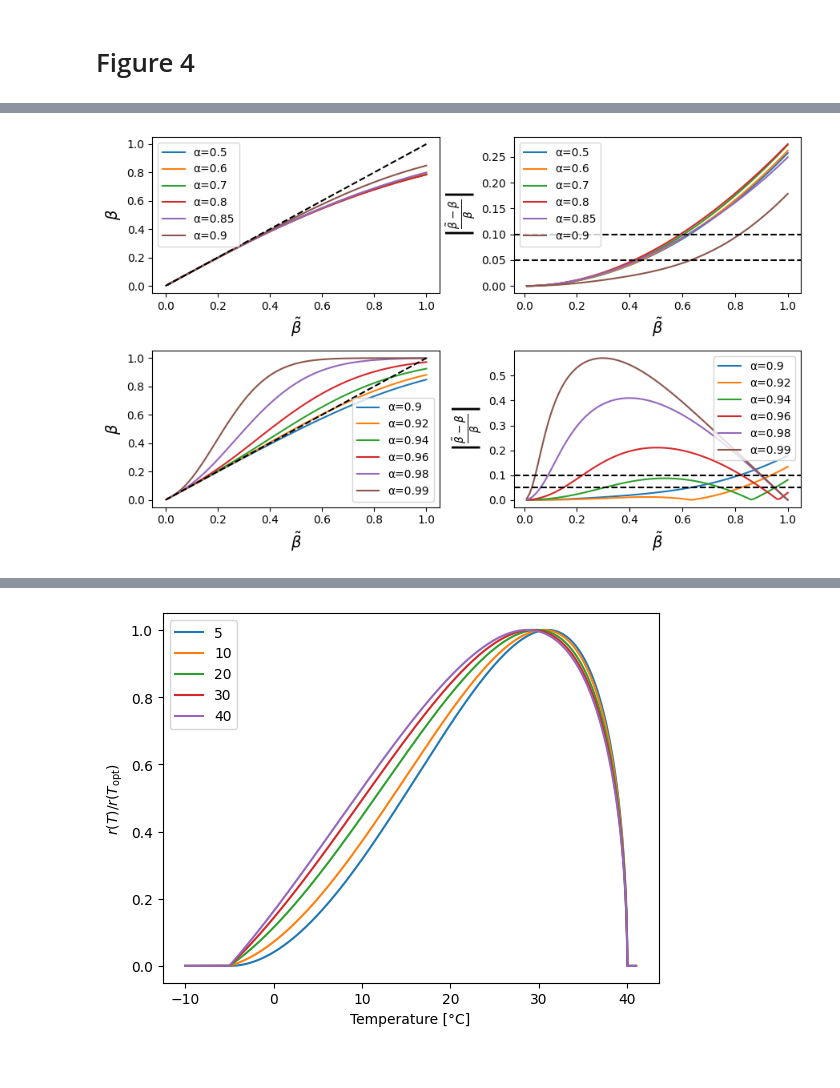
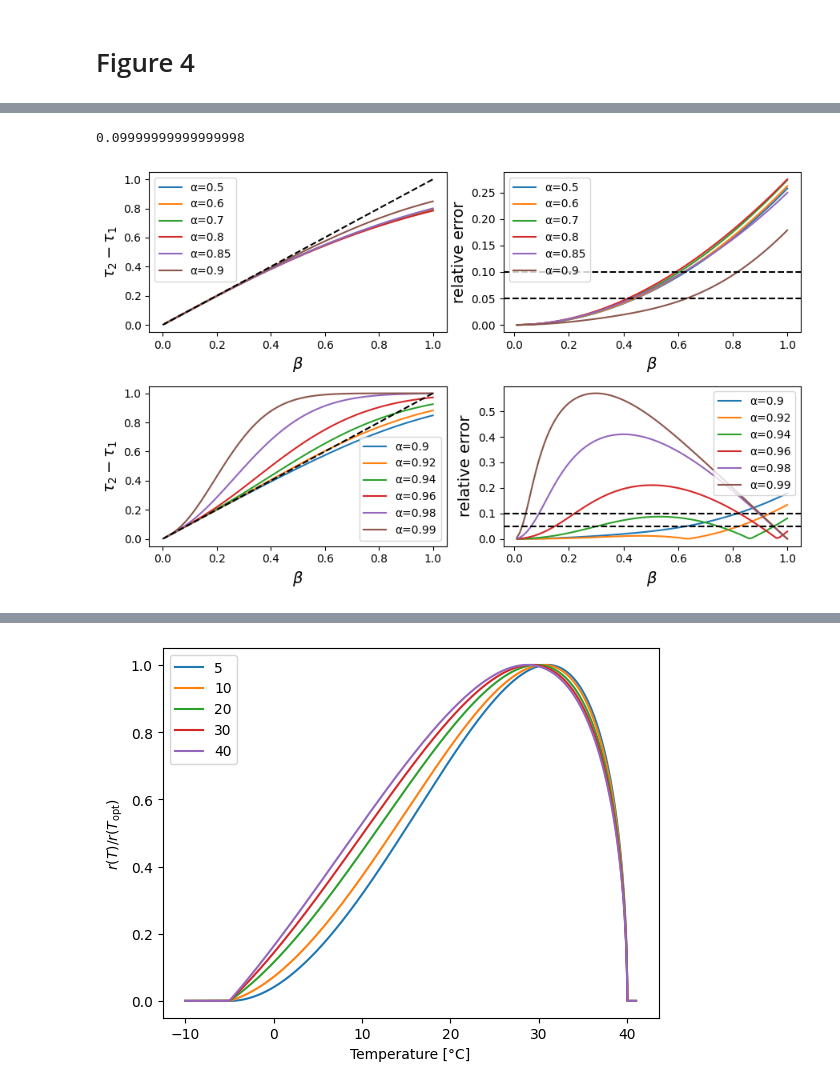
Before and after one commit to mcruzloya/flexTPC, a Jupyter notebook: model_comparison/Additional Figures.ipynb, the cells around one changed output, grey strips where cells are left out. Drawn from its saved outputs; the diff is of its cells as text; code cells hidden in the pictures.

```diff
--- a/model_comparison/Additional Figures.ipynb
+++ b/model_comparison/Additional Figures.ipynb
@@ -272,6 +290,7 @@ ax = axarr[1, 0]
 ax.text(0.5, 0.5, 'flexTPC', fontsize=14,horizontalalignment='center',
         verticalalignment='center')
 ax.axis('off')
+
 
 
 # Tmin
@@ -296,6 +315,7 @@ ax.set_ylabel(r'$r(T)$', fontsize=axlabelfs)
 ax.set_xlabel(r'$T$', fontsize=axlabelfs)
 #ax.legend(loc='best', fontsize=8)
 
+
 # Tmax
 T = np.arange(9, 41, 0.1)
 
@@ -319,6 +339,8 @@ ax.set_xlabel(r'$T$', fontsize=axlabelfs)
 #ax.legend(loc='best', fontsize=8)
 ax.set_yticklabels([])
 
+
+
 # c / rmax
 T = np.arange(9, 31, 0.1)
 ax = axarr[0, 3]
@@ -332,7 +354,7 @@ ax.set_yticklabels([])
 
 ax = axarr[1, 3]
 for i, rmax in enumerate([1.0, 1.5, 2.0]):
-    ax.plot(T, flexTPC(T, Tmin=10.0, rmax=rmax, Tmax=30.0, α=0.8, β=0.22),
+    ax.plot(T, flexTPC(T, Tmin=10.0, rmax=rmax, Tmax=30.0, α=0.8, β=0.2),
            label=f'{rmax}', linewidth=lwd)
     #ax.axhline(y=1, linestyle='--', color='black')
 ax.set_ylim(0, 2.1)
@@ -341,7 +363,9 @@ ax.set_xlabel(r'$T$', fontsize=axlabelfs)
 ax.legend(loc='best', fontsize=8)
 ax.set_yticklabels([])
 
-# m / alpha
+
+
+# m / alpha / Topt
 T = np.arange(9, 31, 0.1)
 ax = axarr[0, 4]
 for i, m in enumerate([0.5, 1.0, 2.0, 4.0]):
@@ -354,27 +378,30 @@ ax.set_yticklabels([])
 
 ax = axarr[1, 4]
 for i, α in enumerate([0.1, 0.25, 0.5, 0.75, 0.9]):
-    ax.plot(T, flexTPC(T, Tmin=10.0, rmax=1.0, Tmax=30.0, α=α, β=0.22),
-           label=f'{α}', linewidth=lwd)
+    Topt = int(round(α * 30 + (1 - α) * 10))
+    ax.plot(T, flexTPC(T, Tmin=10.0, rmax=1.0, Tmax=30.0, α=α, β=0.2),
+           label=f'{α}' + ('  ' * (α in (0.1, 0.5, 0.9))) + f' | {Topt}', linewidth=lwd)
     #ax.axhline(y=1, linestyle='--', color='black')
 ax.set_ylim(0, 2.1)
-ax.set_title(r'$\alpha$', fontsize=titlefs)
+ax.set_title(r'$\alpha$ | $T_\mathrm{opt}$', fontsize=titlefs)
 ax.set_xlabel(r'$T$', fontsize=axlabelfs)
 ax.legend(loc='best', fontsize=8)
 ax.set_yticklabels([])
 
-# m / alpha
+
+# beta / B
 T = np.arange(9, 31, 0.1)
 ax = axarr[0, 5]
 ax.axis('off')
 
 ax = axarr[1, 5]
 for i, β in enumerate([0.1, 0.2, 0.3, 0.4]):
+    B = int(round(β * (30 - 10)))
     ax.plot(T, flexTPC(T, Tmin=10.0, rmax=1.0, Tmax=30.0, α=0.8, β=β),
-           label=f'{β}', linewidth=lwd)
+           label=f'{β} | {B}', linewidth=lwd)
     #ax.axhline(y=1, linestyle='--', color='black')
 ax.set_ylim(0, 2.1)
-ax.set_title(r'$\tilde{\beta}$', fontsize=titlefs)
+ax.set_title(r'$\beta$ | $B$', fontsize=titlefs)
 ax.set_xlabel(r'$T$', fontsize=axlabelfs)
 ax.legend(loc='best', fontsize=8)
 ax.set_yticklabels([])
@@ -387,7 +562,13 @@ plt.show()
+# %%
+(0.5 % 0.1)
+# %% [output]
+0.09999999999999998
 # %%
 fig, axarr = plt.subplots(2, 2, figsize=(9, 5.5))
 αvals = [0.5, 0.6, 0.7, 0.8, 0.85, 0.9]
 βvals = np.arange(0.01, 1.01, 0.01)
+wref = np.exp(-1/8)
+
 
 label_fs = 14 # x and y label fontsize
 
@@ -400,8 +581,8 @@ for α in αvals:
     trueβ = np.array(trueβ)
     ax.plot(βvals, trueβ, '-', label=f'α={α}')
 ax.plot((0, 1), (0, 1), '--k')
-ax.set_xlabel(r'$\tilde{\beta}$', fontsize=label_fs)
-ax.set_ylabel(r'$\beta$', fontsize=label_fs)
+ax.set_xlabel(r'$\beta$', fontsize=label_fs)
+ax.set_ylabel(r'$\tau_{2} - \tau_{1}$', fontsize=label_fs)
 ax.legend(loc='best')
 
 ax = axarr[0, 1]
@@ -413,8 +594,9 @@ for α in αvals:
     trueβ = np.array(trueβ)
     ax.plot(βvals, np.abs(βvals - trueβ) / trueβ , '-', label=f'α={α}')
 
-ax.set_xlabel(r'$\tilde{\beta}$', fontsize=label_fs)
-ax.set_ylabel(r'$\left| \frac{\tilde{\beta} - \beta}{\beta} \right|$', fontsize=label_fs)
+ax.set_xlabel(r'$\beta$', fontsize=label_fs)
+#ax.set_ylabel(r'$\left| \frac{\beta - (\tau_{2} - \tau_{1}) }{\tau_{2} - \tau_{1}} \right|$', fontsize=label_fs)
+ax.set_ylabel('relative error', fontsize=label_fs)
 
 ax.axhline(y=0.05, linestyle='--', color='black')
 ax.axhline(y=0.1, linestyle='--', color='black')
@@ -426,35 +608,36 @@ ax.legend(loc='best')
 ax = axarr[1, 0]
 for α in αvals:
     trueβ = []
     for β in βvals:
         τ1, τ2, n_iter, err = flexTPCroots(α, β, wref=wref, err_tol=1e-10)
         trueβ.append(τ2 - τ1)
     trueβ = np.array(trueβ)
     ax.plot(βvals, trueβ, '-', label=f'α={α}')
 ax.plot((0, 1), (0, 1), '--k')
-ax.set_xlabel(r'$\tilde{\beta}$', fontsize=label_fs)
-ax.set_ylabel(r'$\beta$', fontsize=label_fs)
+ax.set_xlabel(r'$\beta$', fontsize=label_fs)
+ax.set_ylabel(r'$\tau_{2} - \tau_{1}$', fontsize=label_fs)
 ax.legend(loc='best')
 
 ax = axarr[1, 1]
 for α in αvals:
     trueβ = []
     for β in βvals:
         τ1, τ2, n_iter, err = flexTPCroots(α, β, wref=wref, err_tol=1e-10)
         trueβ.append(τ2 - τ1)
     trueβ = np.array(trueβ)
     ax.plot(βvals, np.abs(βvals - trueβ) / (trueβ) , '-', label=f'α={α}')
 
-ax.set_xlabel(r'$\tilde{\beta}$', fontsize=label_fs)
-ax.set_ylabel(r'$\left| \frac{\tilde{\beta} - \beta}{\beta} \right|$', fontsize=label_fs)
+ax.set_xlabel(r'$\beta$', fontsize=label_fs)
+#ax.set_ylabel(r'$\left| \frac{\beta - (\tau_{2} - \tau_{1}) }{\tau_{2} - \tau_{1}} \right|$', fontsize=label_fs)
+ax.set_ylabel('relative error', fontsize=label_fs)
 
 ax.axhline(y=0.05, linestyle='--', color='black')
 ax.axhline(y=0.1, linestyle='--', color='black')
 ax.legend(loc='best')
 plt.tight_layout()
 
 plt.savefig("beta_approx_err.svg")
 plt.savefig("beta_approx_err.png")
 plt.savefig("beta_approx_err.pdf")
 # %% [output]
-[figure, old version]
+[figure, new version]
```
Also changed, not shown: parts of 10 cells of this notebook, 11 other files.
